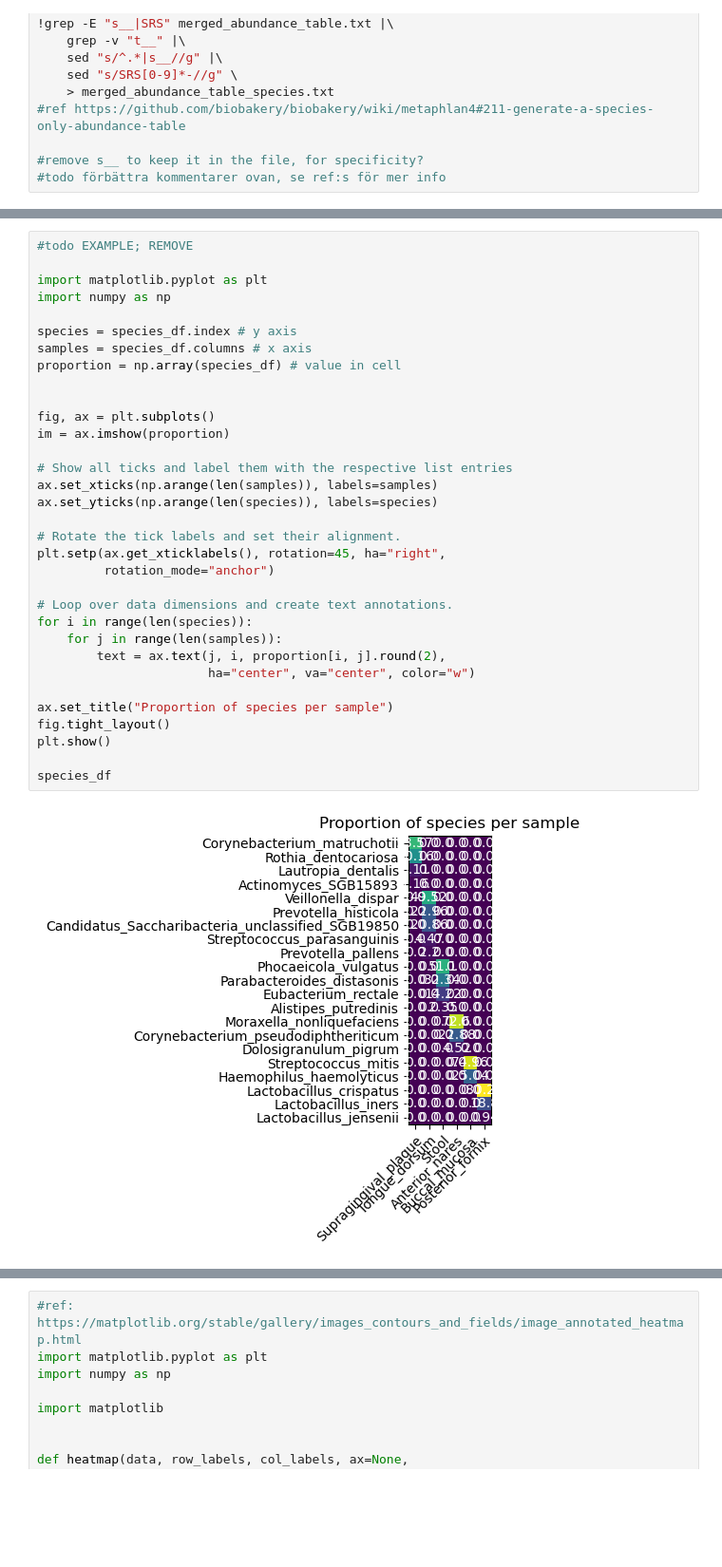
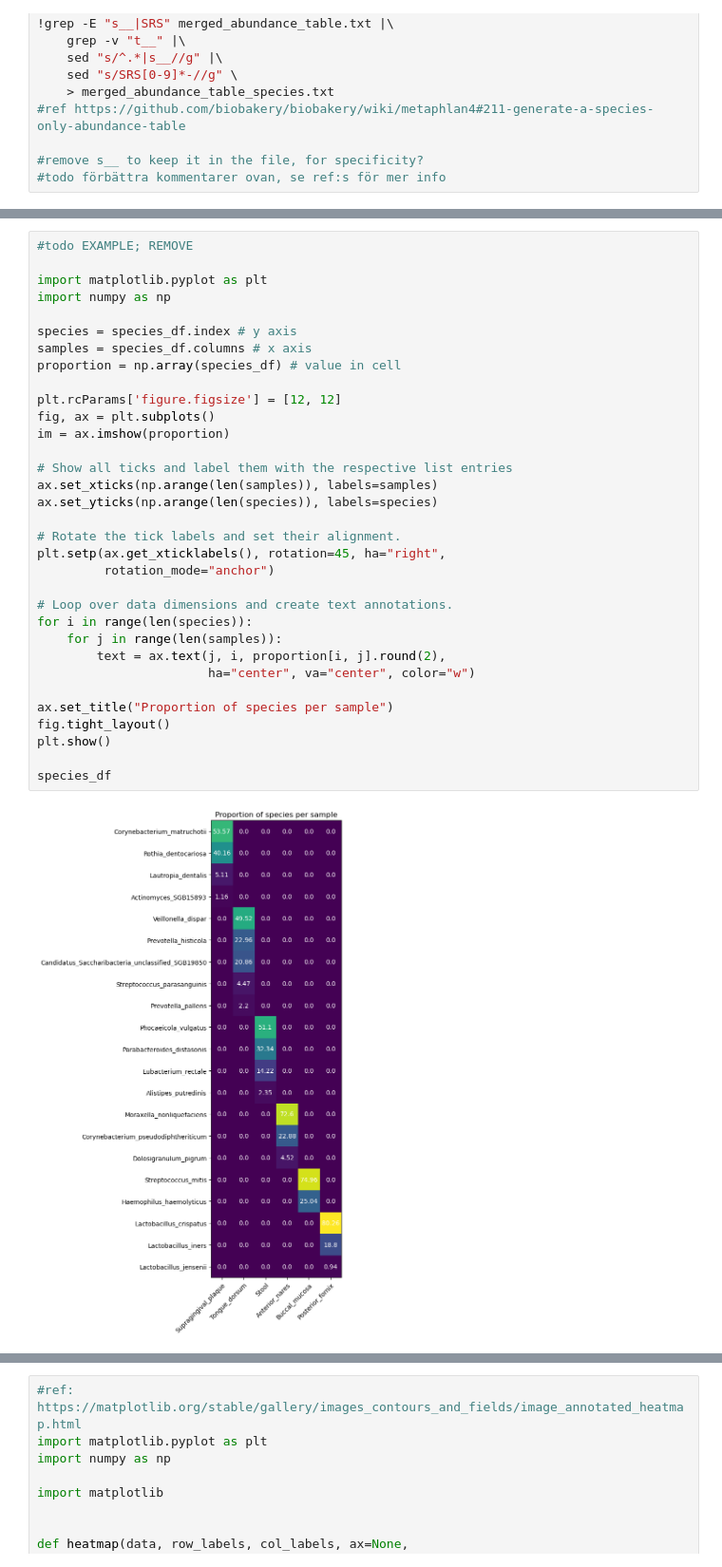
Before and after one commit to blomfelt/BBT045_Project, a Jupyter notebook: Project_group1.ipynb, the cells around one changed output, grey strips where cells are left out. Shown at 95% size. Cells and saved outputs as stored; diff of their text form; blank space fills up the shorter version.

```diff
--- a/Project_group1.ipynb
+++ b/Project_group1.ipynb
@@ -214,35 +225,35 @@ species_df.head(25)
 import matplotlib.pyplot as plt
 import numpy as np
 
 species = species_df.index # y axis
 samples = species_df.columns # x axis
 proportion = np.array(species_df) # value in cell
 
-
+plt.rcParams['figure.figsize'] = [12, 12]
 fig, ax = plt.subplots()
 im = ax.imshow(proportion)
 
 # Show all ticks and label them with the respective list entries
 ax.set_xticks(np.arange(len(samples)), labels=samples)
 ax.set_yticks(np.arange(len(species)), labels=species)
 
 # Rotate the tick labels and set their alignment.
 plt.setp(ax.get_xticklabels(), rotation=45, ha="right",
          rotation_mode="anchor")
 
 # Loop over data dimensions and create text annotations.
 for i in range(len(species)):
     for j in range(len(samples)):
         text = ax.text(j, i, proportion[i, j].round(2),
                        ha="center", va="center", color="w")
 
 ax.set_title("Proportion of species per sample")
 fig.tight_layout()
 plt.show()
 
 species_df
 # %% [output]
-[figure, old version]
+[figure, new version]
 |  | Supragingival_plaque | Tongue_dorsum | Stool | Anterior_nares | Buccal_mucosa | Posterior_fornix |
 | body_site |  |  |  |  |  |  |
 | Corynebacterium_matruchotii | 53.56955 | 0.00000 | 0.00000 | 0.00000 | 0.00000 | 0.0000 |
```
Also changed, not shown: parts of 5 cells of this notebook.
